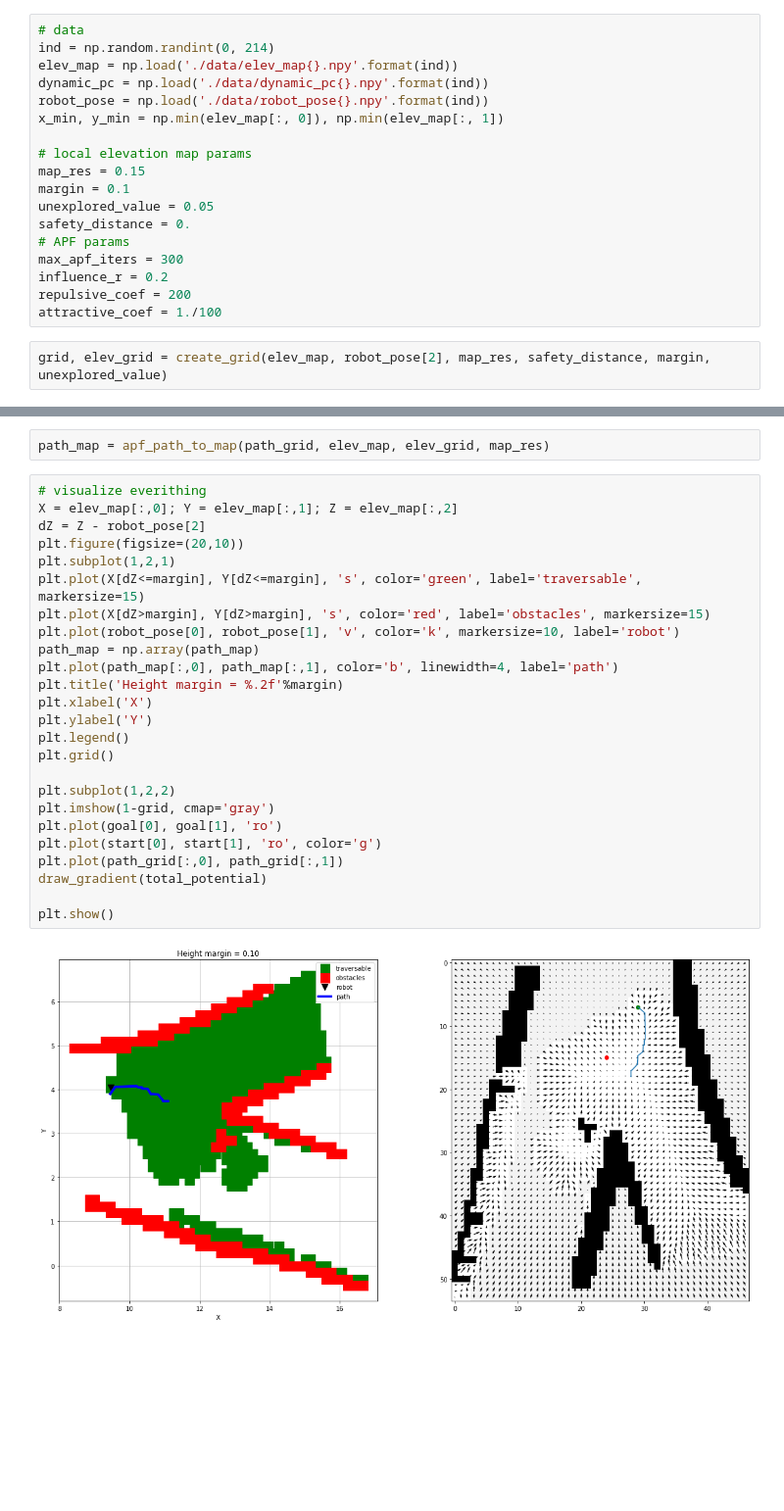
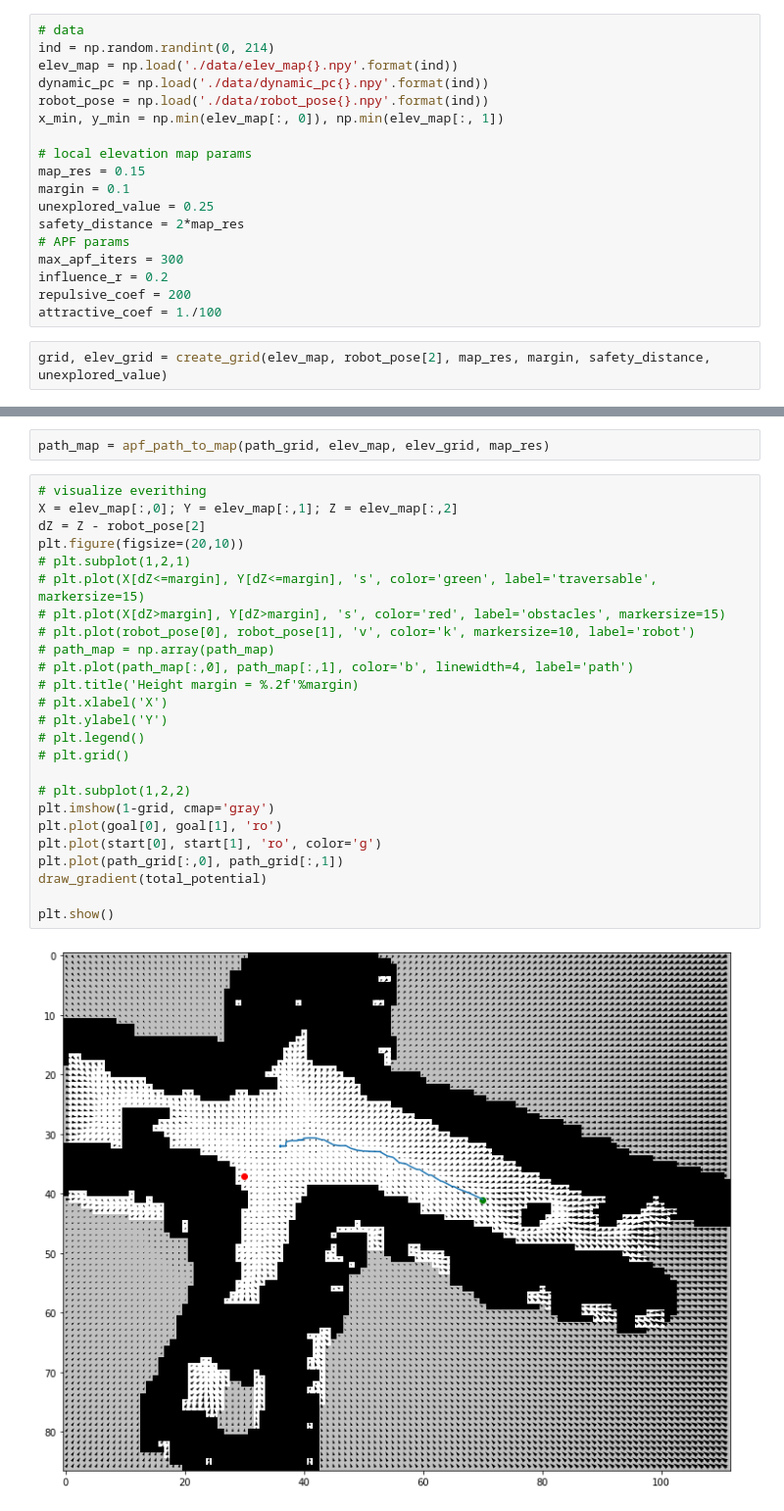
Before and after one commit to ctu-vras/trajectory_optimization, a Jupyter notebook: src/apf.ipynb, the cells around one changed output, grey strips where cells are left out. Shown at 98% size. Cells and saved outputs as stored; diff of their text form; blank space fills up the shorter version.

```diff
--- a/src/apf.ipynb
+++ b/src/apf.ipynb
@@ -15,15 +15,15 @@ x_min, y_min = np.min(elev_map[:, 0]), np.min(elev_map[:, 1])
 # local elevation map params
 map_res = 0.15
 margin = 0.1
-unexplored_value = 0.05
-safety_distance = 0.
+unexplored_value = 0.25
+safety_distance = 2*map_res
 # APF params
 max_apf_iters = 300
 influence_r = 0.2
 repulsive_coef = 200
 attractive_coef = 1./100
 # %%
-grid, elev_grid = create_grid(elev_map, robot_pose[2], map_res, safety_distance, margin, unexplored_value)
+grid, elev_grid = create_grid(elev_map, robot_pose[2], map_res, margin, safety_distance, unexplored_value)
 # %%
 nrows, ncols = grid.shape
 x, y = np.meshgrid(np.arange(ncols), np.arange(nrows))
@@ -162,27 +162,27 @@ path_map = apf_path_to_map(path_grid, elev_map, elev_grid, map_res)
 # %%
 # visualize everithing
 X = elev_map[:,0]; Y = elev_map[:,1]; Z = elev_map[:,2]
 dZ = Z - robot_pose[2]
 plt.figure(figsize=(20,10))
-plt.subplot(1,2,1)
-plt.plot(X[dZ<=margin], Y[dZ<=margin], 's', color='green', label='traversable', markersize=15)
-plt.plot(X[dZ>margin], Y[dZ>margin], 's', color='red', label='obstacles', markersize=15)
-plt.plot(robot_pose[0], robot_pose[1], 'v', color='k', markersize=10, label='robot')
-path_map = np.array(path_map)
-plt.plot(path_map[:,0], path_map[:,1], color='b', linewidth=4, label='path')
-plt.title('Height margin = %.2f'%margin)
-plt.xlabel('X')
-plt.ylabel('Y')
-plt.legend()
-plt.grid()
+# plt.subplot(1,2,1)
+# plt.plot(X[dZ<=margin], Y[dZ<=margin], 's', color='green', label='traversable', markersize=15)
+# plt.plot(X[dZ>margin], Y[dZ>margin], 's', color='red', label='obstacles', markersize=15)
+# plt.plot(robot_pose[0], robot_pose[1], 'v', color='k', markersize=10, label='robot')
+# path_map = np.array(path_map)
+# plt.plot(path_map[:,0], path_map[:,1], color='b', linewidth=4, label='path')
+# plt.title('Height margin = %.2f'%margin)
+# plt.xlabel('X')
+# plt.ylabel('Y')
+# plt.legend()
+# plt.grid()
 
-plt.subplot(1,2,2)
+# plt.subplot(1,2,2)
 plt.imshow(1-grid, cmap='gray')
 plt.plot(goal[0], goal[1], 'ro')
 plt.plot(start[0], start[1], 'ro', color='g')
 plt.plot(path_grid[:,0], path_grid[:,1])
 draw_gradient(total_potential)
 
 plt.show()
 # %% [output]
-[figure, old version]
+[figure, new version]
```
Also changed, not shown: parts of 2 cells of this notebook, 5 other files.
